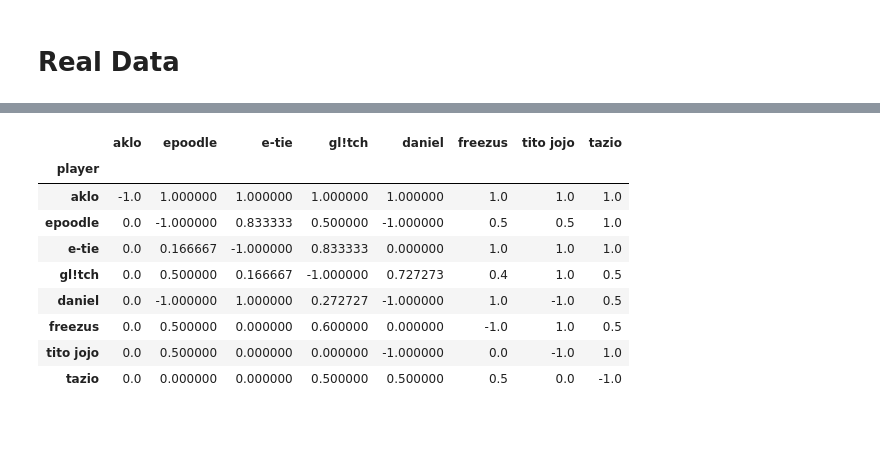
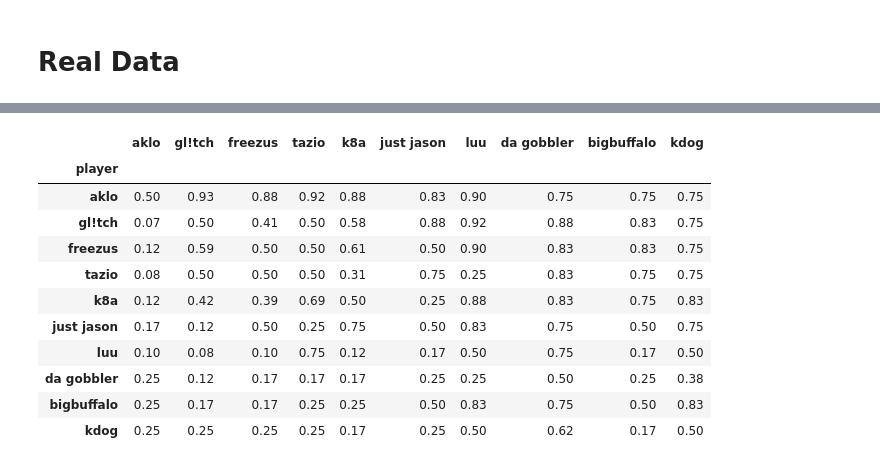
Before and after one commit to CommonerCoffee/bracket_simulation, a Jupyter notebook: bracket_simulation.ipynb, the cells around one changed output, grey strips where cells are left out. Saved outputs shown, nothing was run; the diff lists cells and outputs as text; code cells hidden in the pictures; blank space fills up the shorter version.

Commit message:
graph subsets and bayesian probabilities

```diff
--- a/bracket_simulation.ipynb
+++ b/bracket_simulation.ipynb
@@ -129,0 +182,31 @@ h2h_sub
+# %%
+import networkx as nx
+
+# Create a graph where each player is a node
+G = nx.Graph()
+
+# Add nodes (players)
+players = df_masked.index
+G.add_nodes_from(players)
+
+# Add edges between players if they have a valid record (not '0 - 0')
+for i in range(len(players)):
+    for j in range(i+1, len(players)):
+        if pd.notna(df_masked.iloc[i, j]) and pd.notna(df_masked.iloc[j, i]):
+            G.add_edge(players[i], players[j])
+
+# Use Bron–Kerbosch to find all maximal cliques
+cliques = list(nx.algorithms.clique.find_cliques(G))
+
+# Find the size of the largest cliques
+max_size = max(len(clique) for clique in cliques)
+
+# Get all cliques that are of the largest size and sort them based on the original order of players
+largest_cliques = [sorted(clique, key=lambda player: players.get_loc(player)) for clique in cliques if len(clique) == max_size]
+
+print(f"Largest subset size: {max_size}")
+print(f"Largest subsets count: {len(largest_cliques)}")
+
+# Now print the sorted cliques
+for sorted_clique in largest_cliques:
+    print(f"Largest subsets: {sorted_clique}")
@@ -129,0 +229,5 @@ h2h_sub
+# %%
+clique = largest_cliques[0]
+
+h2h_largest_subset = df_masked.loc[clique, clique]
+h2h_largest_subset
@@ -130,17 +247,19 @@ h2h_sub
 # %%
 # Convert raw H2H table to probabilities
-h2h_probs = convert_h2h_to_probs(h2h_sub)
-h2h_probs
+h2h_probs = convert_h2h_to_probs(h2h_largest_subset, alpha = 0.5, beta = 0.5)
+h2h_probs.round(2)
 # %% [output]
-|  | aklo | epoodle | e-tie | gl!tch | daniel | freezus | tito jojo | tazio |
-| player |  |  |  |  |  |  |  |  |
-| aklo | -1.0 | 1.000000 | 1.000000 | 1.000000 | 1.000000 | 1.0 | 1.0 | 1.0 |
-| epoodle | 0.0 | -1.000000 | 0.833333 | 0.500000 | -1.000000 | 0.5 | 0.5 | 1.0 |
-| e-tie | 0.0 | 0.166667 | -1.000000 | 0.833333 | 0.000000 | 1.0 | 1.0 | 1.0 |
-| gl!tch | 0.0 | 0.500000 | 0.166667 | -1.000000 | 0.727273 | 0.4 | 1.0 | 0.5 |
-| daniel | 0.0 | -1.000000 | 1.000000 | 0.272727 | -1.000000 | 1.0 | -1.0 | 0.5 |
-| freezus | 0.0 | 0.500000 | 0.000000 | 0.600000 | 0.000000 | -1.0 | 1.0 | 0.5 |
-| tito jojo | 0.0 | 0.500000 | 0.000000 | 0.000000 | -1.000000 | 0.0 | -1.0 | 1.0 |
-| tazio | 0.0 | 0.000000 | 0.000000 | 0.500000 | 0.500000 | 0.5 | 0.0 | -1.0 |
+|  | aklo | gl!tch | freezus | tazio | k8a | just jason | luu | da gobbler | bigbuffalo | kdog |
+| player |  |  |  |  |  |  |  |  |  |  |
+| aklo | 0.50 | 0.93 | 0.88 | 0.92 | 0.88 | 0.83 | 0.90 | 0.75 | 0.75 | 0.75 |
+| gl!tch | 0.07 | 0.50 | 0.41 | 0.50 | 0.58 | 0.88 | 0.92 | 0.88 | 0.83 | 0.75 |
+| freezus | 0.12 | 0.59 | 0.50 | 0.50 | 0.61 | 0.50 | 0.90 | 0.83 | 0.83 | 0.75 |
+| tazio | 0.08 | 0.50 | 0.50 | 0.50 | 0.31 | 0.75 | 0.25 | 0.83 | 0.75 | 0.75 |
+| k8a | 0.12 | 0.42 | 0.39 | 0.69 | 0.50 | 0.25 | 0.88 | 0.83 | 0.75 | 0.83 |
+| just jason | 0.17 | 0.12 | 0.50 | 0.25 | 0.75 | 0.50 | 0.83 | 0.75 | 0.50 | 0.75 |
+| luu | 0.10 | 0.08 | 0.10 | 0.75 | 0.12 | 0.17 | 0.50 | 0.75 | 0.17 | 0.50 |
+| da gobbler | 0.25 | 0.12 | 0.17 | 0.17 | 0.17 | 0.25 | 0.25 | 0.50 | 0.25 | 0.38 |
+| bigbuffalo | 0.25 | 0.17 | 0.17 | 0.25 | 0.25 | 0.50 | 0.83 | 0.75 | 0.50 | 0.83 |
+| kdog | 0.25 | 0.25 | 0.25 | 0.25 | 0.17 | 0.25 | 0.50 | 0.62 | 0.17 | 0.50 |
 # %%
 # Example usage
```
Also changed, not shown: parts of 7 cells of this notebook, 1 other file.
